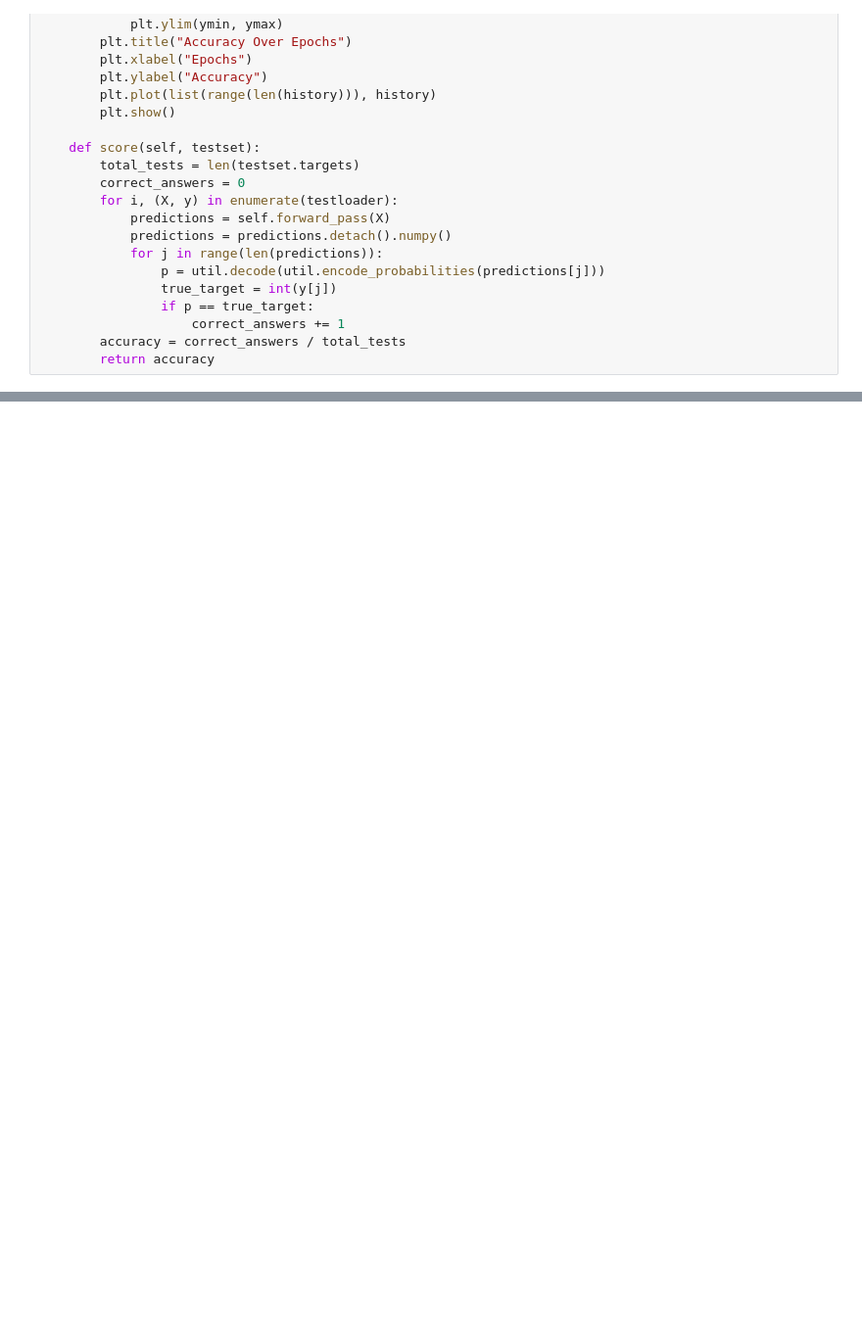
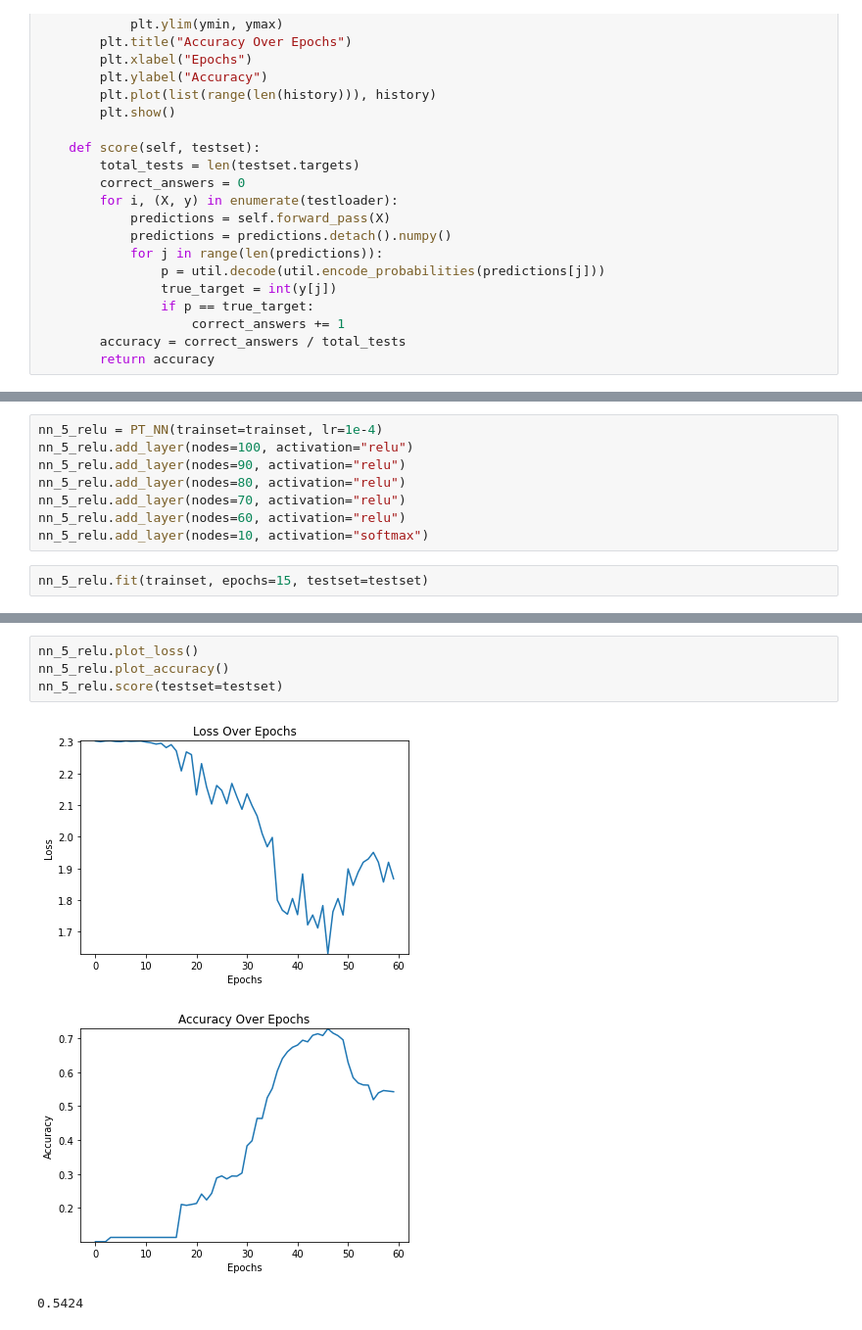
Before and after one commit to MQumairi/numpy-neural-network, a Jupyter notebook: src/Task 3.ipynb, the cells around one changed output, grey strips where cells are left out. Shown at 98% size. Drawn from its saved outputs; the diff is of its cells as text; blank space fills up the shorter version.

```diff
--- a/src/Task 3.ipynb
+++ b/src/Task 3.ipynb
@@ -188,0 +289,10 @@ pytorch_nn.plot_accuracy()
+# %%
+nn_5_relu = PT_NN(trainset=trainset, lr=1e-4)
+nn_5_relu.add_layer(nodes=100, activation="relu")
+nn_5_relu.add_layer(nodes=90, activation="relu")
+nn_5_relu.add_layer(nodes=80, activation="relu")
+nn_5_relu.add_layer(nodes=70, activation="relu")
+nn_5_relu.add_layer(nodes=60, activation="relu")
+nn_5_relu.add_layer(nodes=10, activation="softmax")
+# %%
+nn_5_relu.fit(trainset, epochs=15, testset=testset)
@@ -188,0 +317,8 @@ pytorch_nn.plot_accuracy()
+# %%
+nn_5_relu.plot_loss()
+nn_5_relu.plot_accuracy()
+nn_5_relu.score(testset=testset)
+# %% [output]
+[figure, added]
+[figure, added]
+0.5424
```
Also changed, not shown: parts of 47 cells of this notebook.
